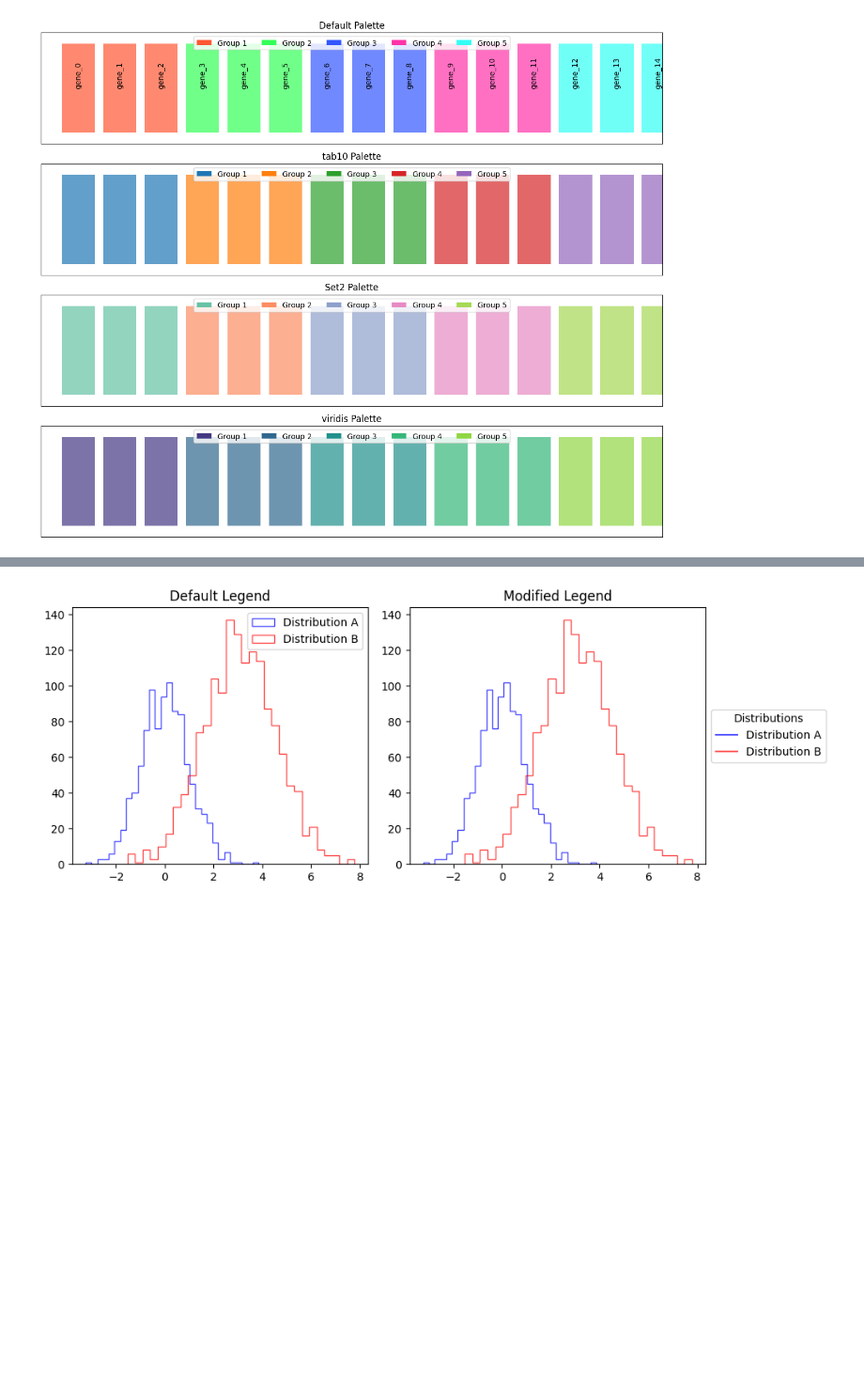
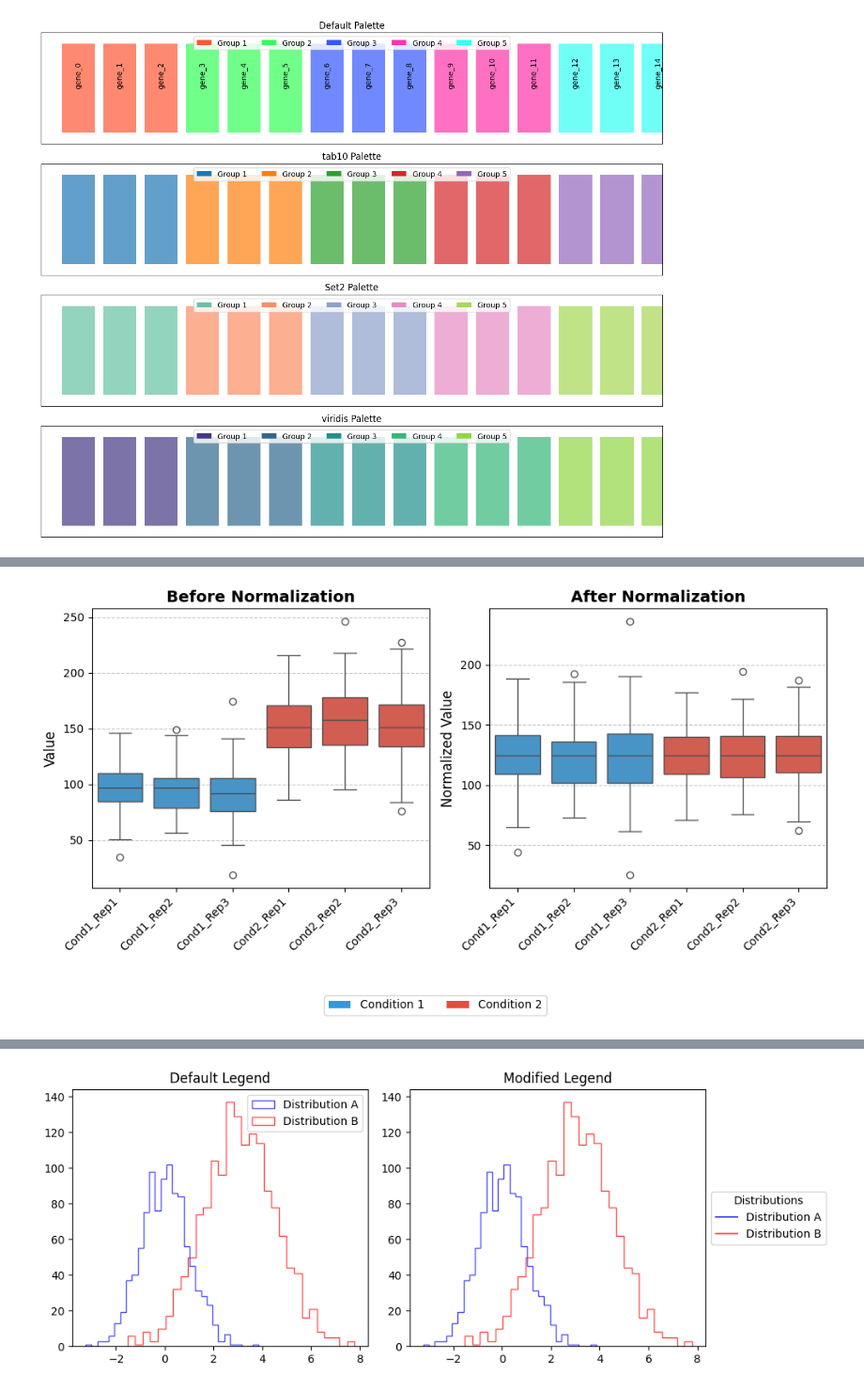
Before and after one commit to mtinti/ProjectUtility, a Jupyter notebook: nbs/00_core.ipynb, the cells around one changed output, grey strips where cells are left out. Shown at 94% size. Drawn from its saved outputs; the diff is of its cells as text; code cells hidden in the pictures; blank space fills up the shorter version.

```diff
--- a/nbs/00_core.ipynb
+++ b/nbs/00_core.ipynb
@@ -223,0 +276,82 @@ Example hex colors from tab10 palette:
+# %%
+# Set random seed for reproducibility
+np.random.seed(42)
+
+# Generate synthetic data with controlled medians
+# Creating a dataset with 100 features (rows) and 6 samples (columns)
+# - 3 replicates for condition 1 (lower median)
+# - 3 replicates for condition 2 (higher median)
+
+# Number of features (e.g., proteins, genes)
+n_features = 100
+
+# Create condition 1 data (3 replicates with similar distribution)
+condition1_rep1 = np.random.normal(loc=100, scale=25, size=n_features)
+condition1_rep2 = np.random.normal(loc=95, scale=20, size=n_features)
+condition1_rep3 = np.random.normal(loc=90, scale=22, size=n_features)
+
+# Create condition 2 data (3 replicates with higher median)
+condition2_rep1 = np.random.normal(loc=150, scale=30, size=n_features)
+condition2_rep2 = np.random.normal(loc=160, scale=28, size=n_features)
+condition2_rep3 = np.random.normal(loc=155, scale=32, size=n_features)
+
+# Create a DataFrame
+data = pd.DataFrame({
+    'Cond1_Rep1': condition1_rep1,
+    'Cond1_Rep2': condition1_rep2,
+    'Cond1_Rep3': condition1_rep3,
+    'Cond2_Rep1': condition2_rep1,
+    'Cond2_Rep2': condition2_rep2,
+    'Cond2_Rep3': condition2_rep3
+})
+
+# Apply the normalization function
+data_normalized = norm_loading(data)
+
+# Set up the figure for visualization
+fig, (ax1, ax2) = plt.subplots(1, 2, figsize=(10, 6))
+
+# Color mapping for conditions
+colors = ['#3498db', '#e74c3c']  # Blue for Condition 1, Red for Condition 2
+condition_colors = {
+    'Cond1_Rep1': colors[0], 'Cond1_Rep2': colors[0], 'Cond1_Rep3': colors[0],
+    'Cond2_Rep1': colors[1], 'Cond2_Rep2': colors[1], 'Cond2_Rep3': colors[1]
+}
+
+# 1. Boxplot for raw data (before normalization)
+ax1.set_title('Before Normalization', fontsize=14, fontweight='bold')
+sns.boxplot(data=data, ax=ax1, palette=condition_colors)
+# Get current tick positions
+ax1_ticks = ax1.get_xticks()
+ax1_labels = [label.get_text() for label in ax1.get_xticklabels()]
+# Set ticks and then ticklabels
+ax1.set_xticks(ax1_ticks)
+ax1.set_xticklabels(ax1_labels, rotation=45, ha='right')
+ax1.set_ylabel('Value', fontsize=12)
+ax1.grid(axis='y', linestyle='--', alpha=0.7)
+
+# 2. Boxplot for normalized data
+ax2.set_title('After Normalization', fontsize=14, fontweight='bold')
+sns.boxplot(data=data_normalized, ax=ax2, palette=condition_colors)
+# Get current tick positions
+ax2_ticks = ax2.get_xticks()
+ax2_labels = [label.get_text() for label in ax2.get_xticklabels()]
+# Set ticks and then ticklabels
+ax2.set_xticks(ax2_ticks)
+ax2.set_xticklabels(ax2_labels, rotation=45,ha='right')
+ax2.set_ylabel('Normalized Value', fontsize=12)
+ax2.grid(axis='y', linestyle='--', alpha=0.7)
+
+
+# Create a custom legend for conditions
+from matplotlib.patches import Patch
+legend_elements = [
+    Patch(facecolor=colors[0], label='Condition 1'),
+    Patch(facecolor=colors[1], label='Condition 2')
+]
+fig.legend(handles=legend_elements, loc='upper center', bbox_to_anchor=(0.5, 0.05), ncol=2)
+
+# Adjust layout to make room for annotations
+plt.tight_layout(rect=[0, 0.1, 1, 0.9])
+plt.show()
+# %% [output]
@@ -223,0 +362 @@ Example hex colors from tab10 palette:
+[figure, added]
```
Also changed, not shown: parts of 10 cells of this notebook, 1 other file.
